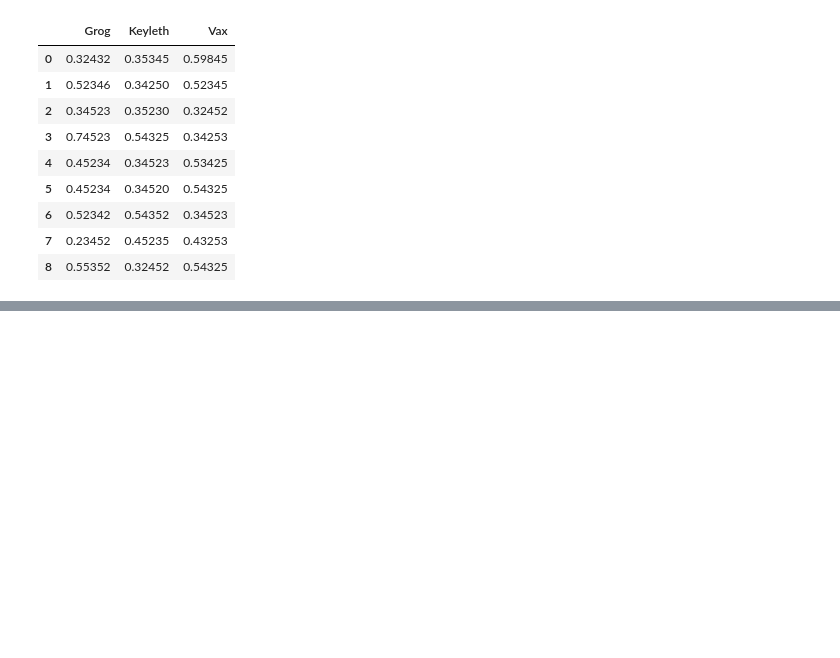
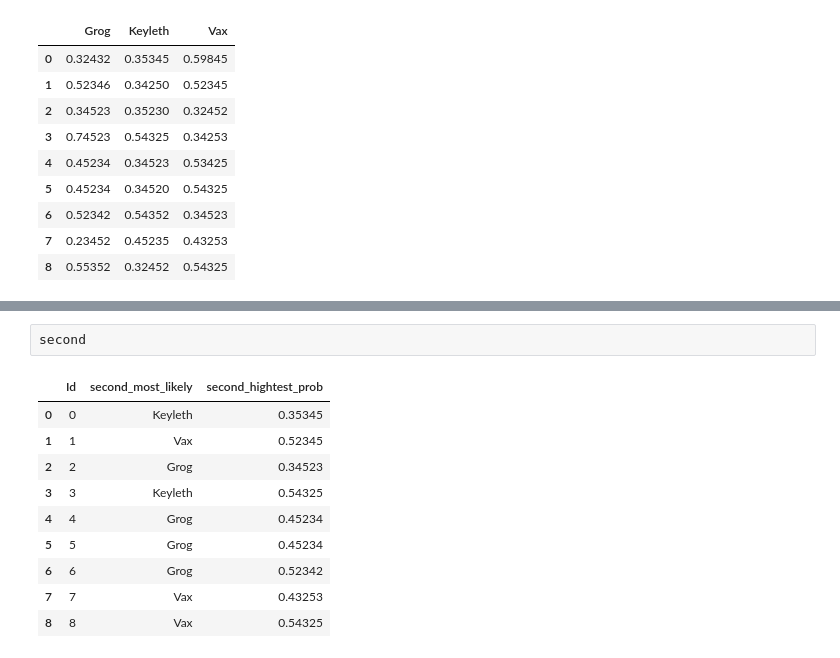
Before and after one commit to BarnetteME1/SF-Crime-Prediction, a Jupyter notebook: Dummy to Factor.ipynb, the cells around one changed output, grey strips where cells are left out. Drawn from its saved outputs; the diff is of its cells as text; blank space fills up the shorter version.

```diff
--- a/Dummy to Factor.ipynb
+++ b/Dummy to Factor.ipynb
@@ -47,0 +88,13 @@ prob_to_column(Critical_Role)
+# %%
+second
+# %% [output]
+|  | Id | second_most_likely | second_hightest_prob |
+| 0 | 0 | Keyleth | 0.35345 |
+| 1 | 1 | Vax | 0.52345 |
+| 2 | 2 | Grog | 0.34523 |
+| 3 | 3 | Keyleth | 0.54325 |
+| 4 | 4 | Grog | 0.45234 |
+| 5 | 5 | Grog | 0.45234 |
+| 6 | 6 | Grog | 0.52342 |
+| 7 | 7 | Vax | 0.43253 |
+| 8 | 8 | Vax | 0.54325 |
```
Also changed, not shown: parts of 8 cells of this notebook, 3 other files.
